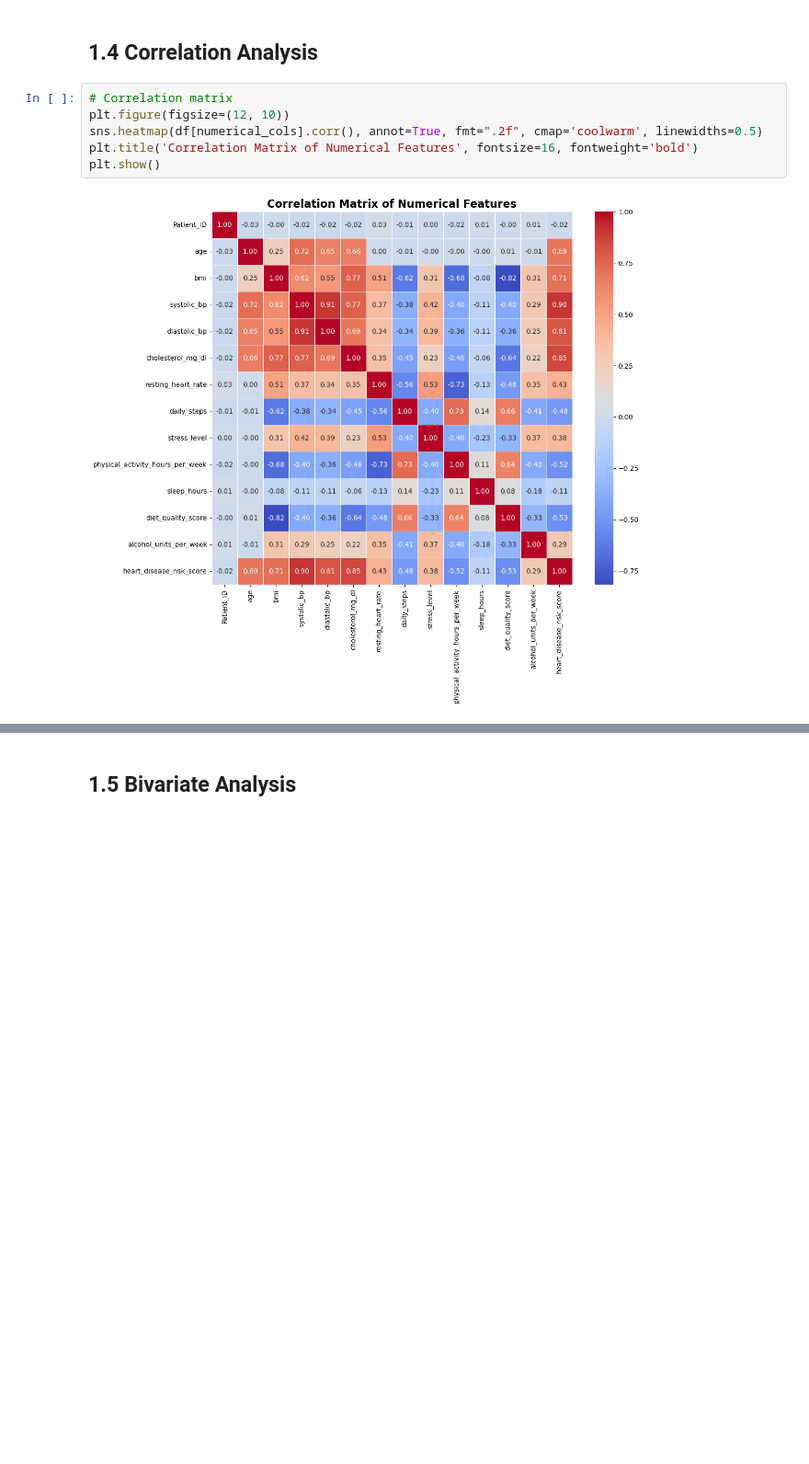
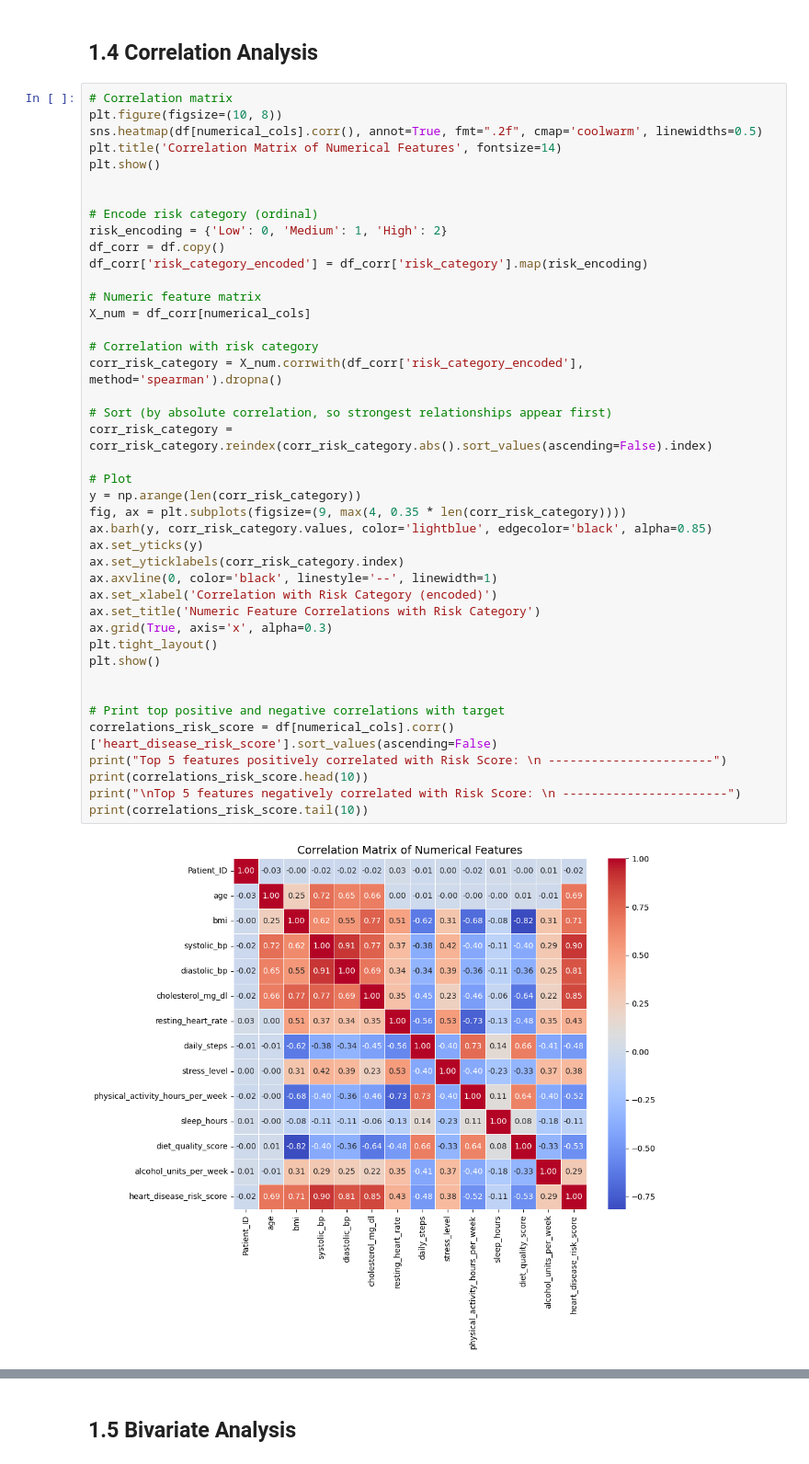
Before and after one commit to maxhaus31/Machine_Learning_HeartDiseaseDetection, a Jupyter notebook: 01_ExploratoryDataAnalysis.ipynb, the cells around one changed output, grey strips where cells are left out. Shown at 92% size. Drawn from its saved outputs; the diff is of its cells as text; blank space fills up the shorter version.

```diff
--- a/01_ExploratoryDataAnalysis.ipynb
+++ b/01_ExploratoryDataAnalysis.ipynb
@@ -303,9 +302,45 @@ Yes                           23.9    41.2  34.9
 ## 1.4 Correlation Analysis
 # %%
 # Correlation matrix
-plt.figure(figsize=(12, 10))
+plt.figure(figsize=(10, 8))
 sns.heatmap(df[numerical_cols].corr(), annot=True, fmt=".2f", cmap='coolwarm', linewidths=0.5)
-plt.title('Correlation Matrix of Numerical Features', fontsize=16, fontweight='bold')
+plt.title('Correlation Matrix of Numerical Features', fontsize=14)
 plt.show()
+
+
+# Encode risk category (ordinal)
+risk_encoding = {'Low': 0, 'Medium': 1, 'High': 2}
+df_corr = df.copy()
+df_corr['risk_category_encoded'] = df_corr['risk_category'].map(risk_encoding)
+
+# Numeric feature matrix
+X_num = df_corr[numerical_cols]
+
+# Correlation with risk category
+corr_risk_category = X_num.corrwith(df_corr['risk_category_encoded'], method='spearman').dropna()
+
+# Sort (by absolute correlation, so strongest relationships appear first)
+corr_risk_category = corr_risk_category.reindex(corr_risk_category.abs().sort_values(ascending=False).index)
+
+# Plot
+y = np.arange(len(corr_risk_category))
+fig, ax = plt.subplots(figsize=(9, max(4, 0.35 * len(corr_risk_category))))
+ax.barh(y, corr_risk_category.values, color='lightblue', edgecolor='black', alpha=0.85)
+ax.set_yticks(y)
+ax.set_yticklabels(corr_risk_category.index)
+ax.axvline(0, color='black', linestyle='--', linewidth=1)
+ax.set_xlabel('Correlation with Risk Category (encoded)')
+ax.set_title('Numeric Feature Correlations with Risk Category')
+ax.grid(True, axis='x', alpha=0.3)
+plt.tight_layout()
+plt.show()
+
+
+# Print top positive and negative correlations with target
+correlations_risk_score = df[numerical_cols].corr()['heart_disease_risk_score'].sort_values(ascending=False)
+print("Top 5 features positively correlated with Risk Score: \n -----------------------")
+print(correlations_risk_score.head(10))
+print("\nTop 5 features negatively correlated with Risk Score: \n -----------------------")
+print(correlations_risk_score.tail(10))
 # %% [output]
-[figure, old version]
+[figure, new version]
```
Also changed, not shown: parts of 3 cells of this notebook.
